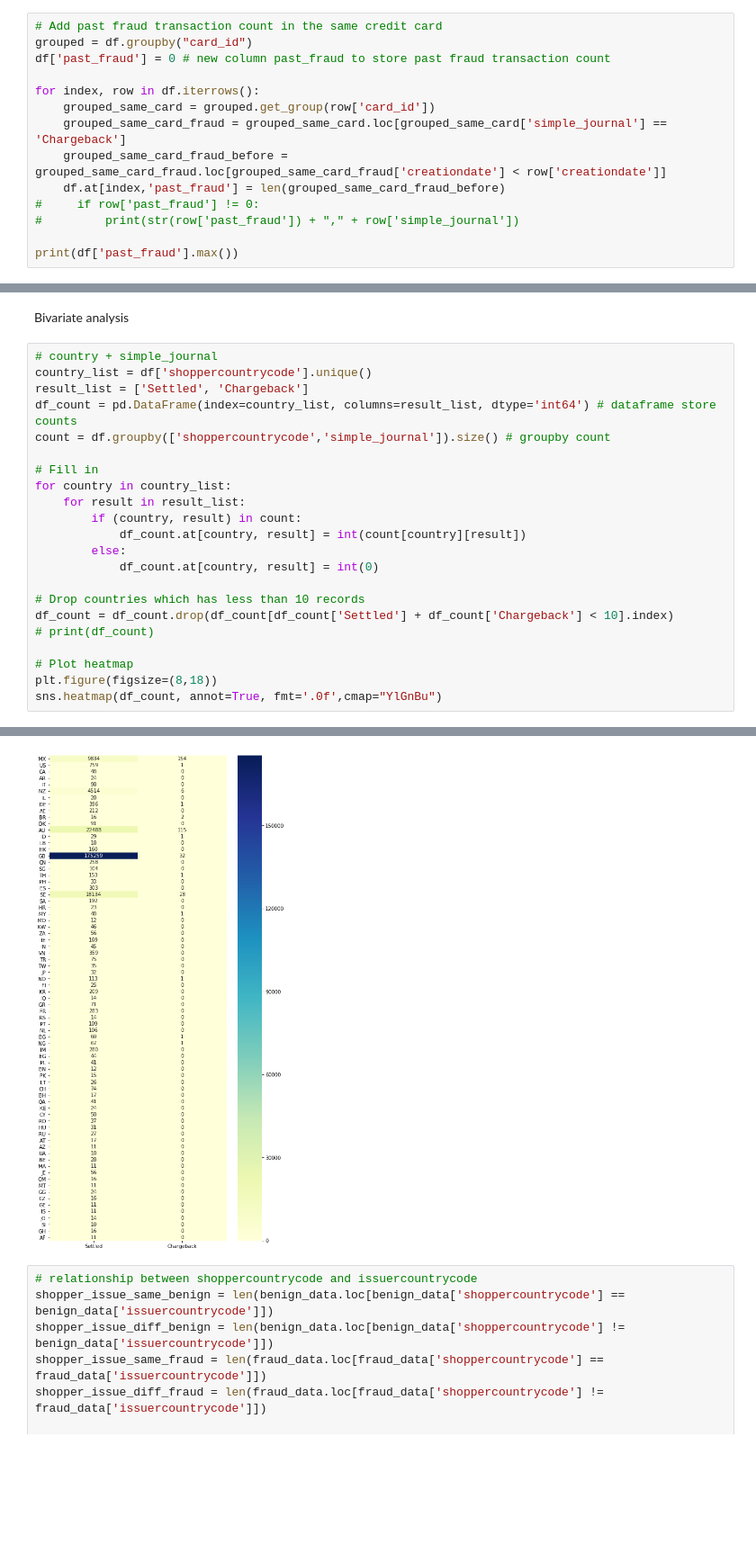
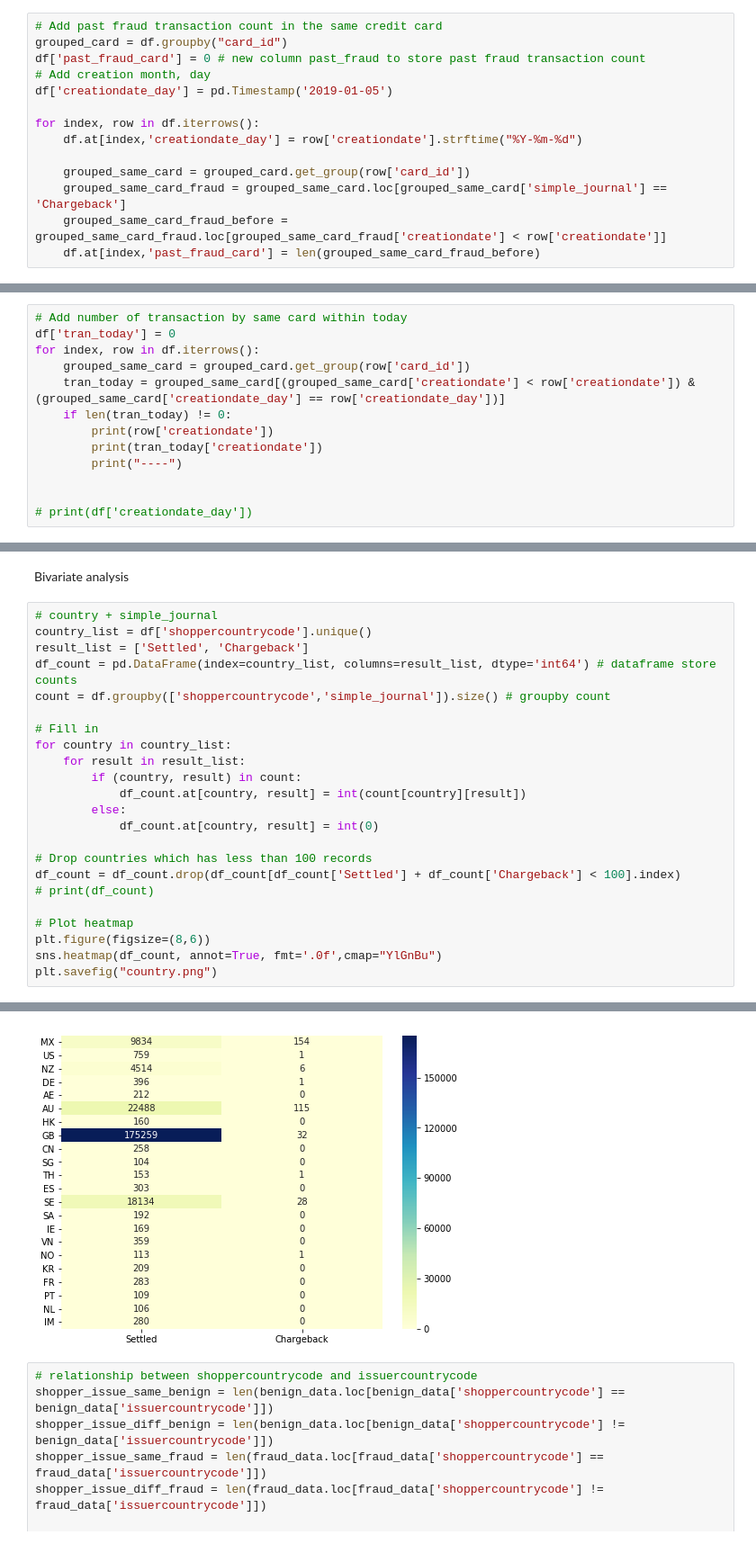
Before and after one commit to sirpandemona/CDA, a Jupyter notebook: Exercise 1/visualization.ipynb, the cells around one changed output, grey strips where cells are left out. Shown: that part at 90% size. Cells and saved outputs as stored; diff of their text form; blank space fills up the shorter version.

Commit message:
Added plot for derived features

```diff
--- a/Exercise 1/visualization.ipynb
+++ b/Exercise 1/visualization.ipynb
@@ -51,14 +81,14 @@ Name: creationdate, dtype: object
 # %%
 # Add past fraud transaction count in the same credit card
-grouped = df.groupby("card_id")
-df['past_fraud'] = 0 # new column past_fraud to store past fraud transaction count
+grouped_card = df.groupby("card_id")
+df['past_fraud_card'] = 0 # new column past_fraud to store past fraud transaction count
+# Add creation month, day
+df['creationdate_day'] = pd.Timestamp('2019-01-05')
 
 for index, row in df.iterrows():
-    grouped_same_card = grouped.get_group(row['card_id'])
+    df.at[index,'creationdate_day'] = row['creationdate'].strftime("%Y-%m-%d")
+
+    grouped_same_card = grouped_card.get_group(row['card_id'])
     grouped_same_card_fraud = grouped_same_card.loc[grouped_same_card['simple_journal'] == 'Chargeback']
     grouped_same_card_fraud_before = grouped_same_card_fraud.loc[grouped_same_card_fraud['creationdate'] < row['creationdate']]
-    df.at[index,'past_fraud'] = len(grouped_same_card_fraud_before)
-#     if row['past_fraud'] != 0:
-#         print(str(row['past_fraud']) + "," + row['simple_journal'])
-
-print(df['past_fraud'].max())
+    df.at[index,'past_fraud_card'] = len(grouped_same_card_fraud_before)
@@ -66,0 +95,13 @@ print(df['past_fraud'].max())
+# %%
+# Add number of transaction by same card within today
+df['tran_today'] = 0
+for index, row in df.iterrows():
+    grouped_same_card = grouped_card.get_group(row['card_id'])
+    tran_today = grouped_same_card[(grouped_same_card['creationdate'] < row['creationdate']) & (grouped_same_card['creationdate_day'] == row['creationdate_day'])]
+    if len(tran_today) != 0:
+        print(row['creationdate'])
+        print(tran_today['creationdate'])
+        print("----")
+
+
+# print(df['creationdate_day'])
@@ -101,11 +159,12 @@ for country in country_list:
         else:
             df_count.at[country, result] = int(0)
 
-# Drop countries which has less than 10 records
-df_count = df_count.drop(df_count[df_count['Settled'] + df_count['Chargeback'] < 10].index)
+# Drop countries which has less than 100 records
+df_count = df_count.drop(df_count[df_count['Settled'] + df_count['Chargeback'] < 100].index)
 # print(df_count)
 
 # Plot heatmap
-plt.figure(figsize=(8,18))
+plt.figure(figsize=(8,6))
 sns.heatmap(df_count, annot=True, fmt='.0f',cmap="YlGnBu")
+plt.savefig("country.png")
 # %% [output]
@@ -113,4 +171,4 @@ sns.heatmap(df_count, annot=True, fmt='.0f',cmap="YlGnBu")
-[figure, old version]
+[figure, new version]
 # %%
 # relationship between shoppercountrycode and issuercountrycode
 shopper_issue_same_benign = len(benign_data.loc[benign_data['shoppercountrycode'] == benign_data['issuercountrycode']])
```
Also changed, not shown: parts of 10 cells of this notebook.
